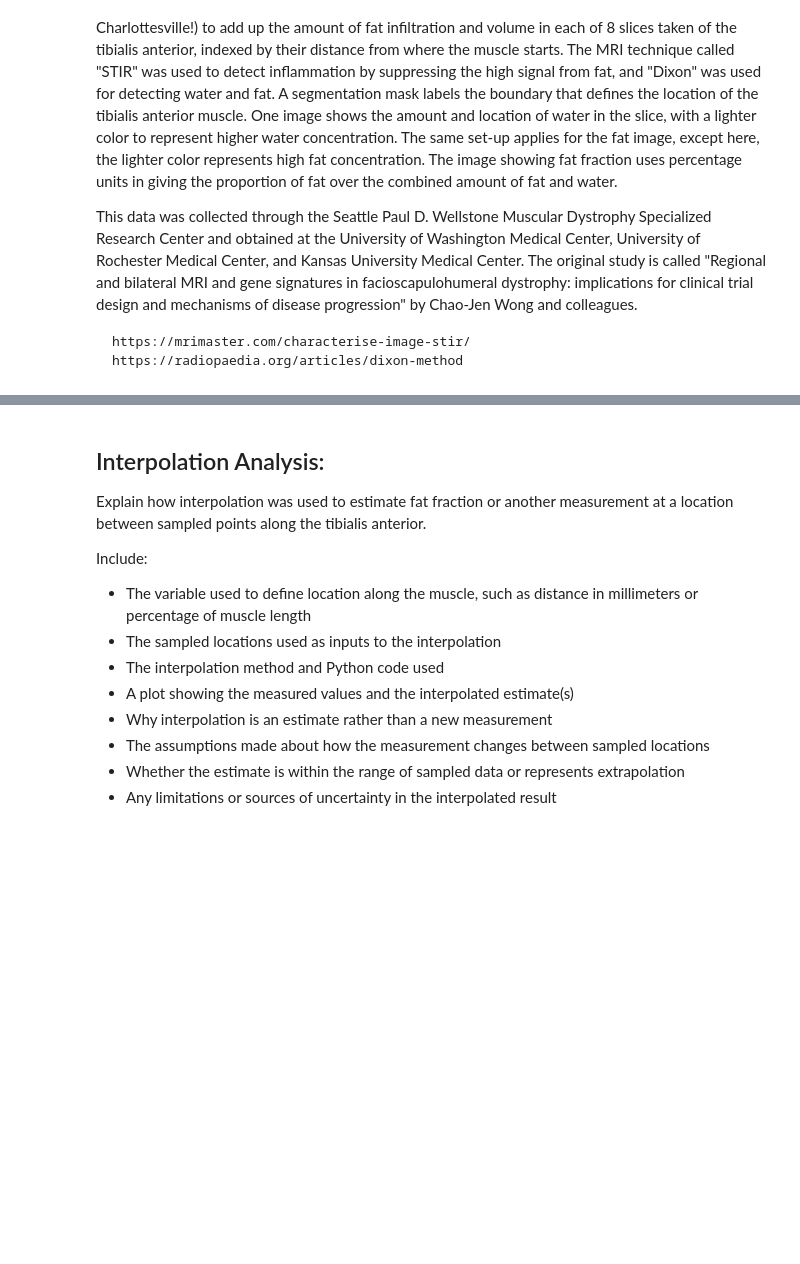
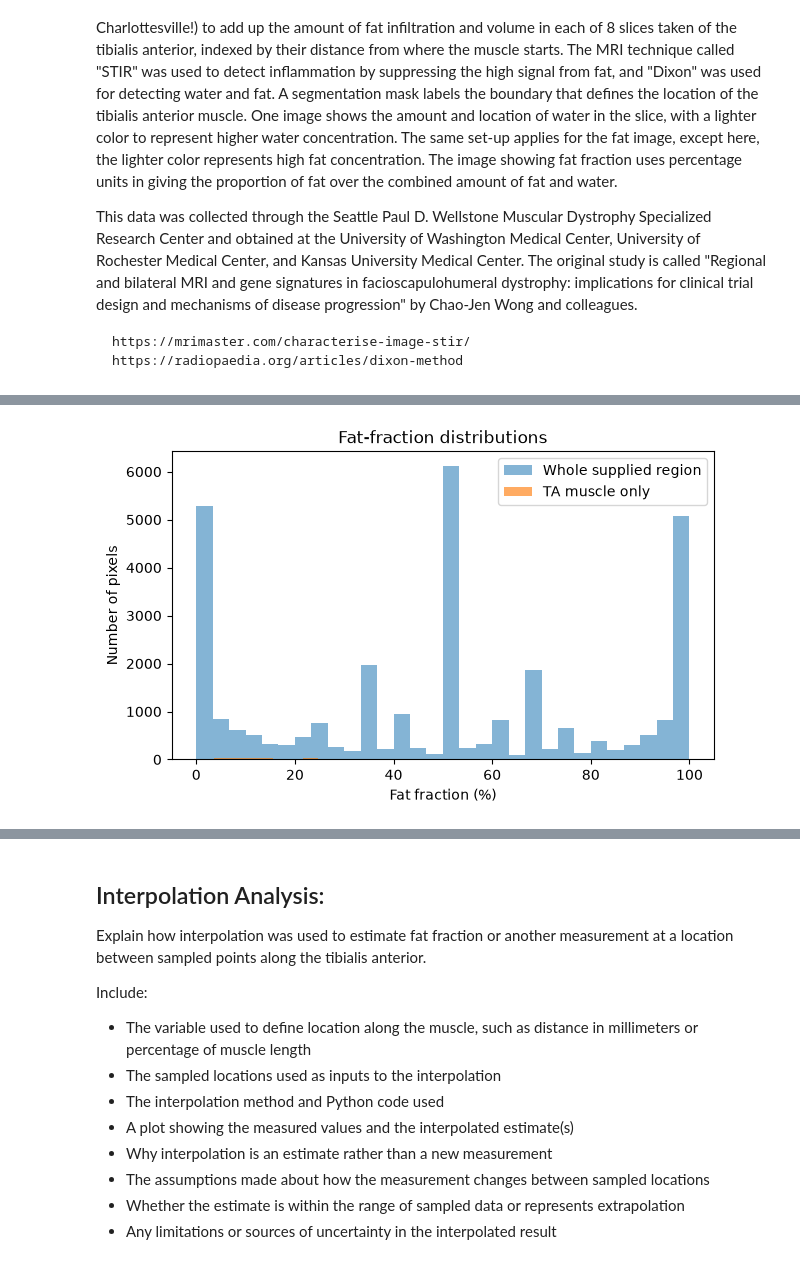
Before and after one commit to BigPanda0226/BME2315_Module2, a Jupyter notebook: FSHD_Module2_Project_Template.ipynb, the cells around one changed output, grey strips where cells are left out. Cells and saved outputs as stored; diff of their text form; code cells hidden in the pictures; blank space fills up the shorter version.

```diff
--- a/FSHD_Module2_Project_Template.ipynb
+++ b/FSHD_Module2_Project_Template.ipynb
@@ -135,0 +168,28 @@ manifest
+# %%
+denominator = water + fat
+valid_pixels = denominator > 0
+
+fat_fraction = np.divide(
+    fat,
+    denominator,
+    out=np.zeros_like(fat, dtype=float),
+    where=valid_pixels
+) * 100
+
+# Keep the whole supplied image region for the first analysis.
+fat_fraction_full = fat_fraction.copy()
+
+# Then apply the TA mask for the muscle-specific analysis.
+fat_fraction_masked = fat_fraction.copy()
+fat_fraction_masked[~mask] = np.nan
+
+whole_image_values = fat_fraction_full[valid_pixels]
+muscle_values = fat_fraction_masked[~np.isnan(fat_fraction_masked)]
+
+print(f"Whole supplied image region — mean: {np.mean(whole_image_values):.1f}%")
+print(f"Whole supplied image region — minimum: {np.min(whole_image_values):.1f}%")
+print(f"Whole supplied image region — maximum: {np.max(whole_image_values):.1f}%")
+print()
+print(f"TA muscle only — mean: {np.mean(muscle_values):.1f}%")
+print(f"TA muscle only — minimum: {np.min(muscle_values):.1f}%")
+print(f"TA muscle only — maximum: {np.max(muscle_values):.1f}%")
@@ -135,0 +269,11 @@ manifest
+# %%
+plt.figure(figsize=(7, 4))
+plt.hist(whole_image_values, bins=30, alpha=0.55, label="Whole supplied region")
+plt.hist(muscle_values, bins=30, alpha=0.65, label="TA muscle only")
+plt.xlabel("Fat fraction (%)")
+plt.ylabel("Number of pixels")
+plt.title("Fat-fraction distributions")
+plt.legend()
+plt.show()
+# %% [output]
+[figure, added]
```
Also changed, not shown: parts of 17 cells of this notebook, 54 other files.
